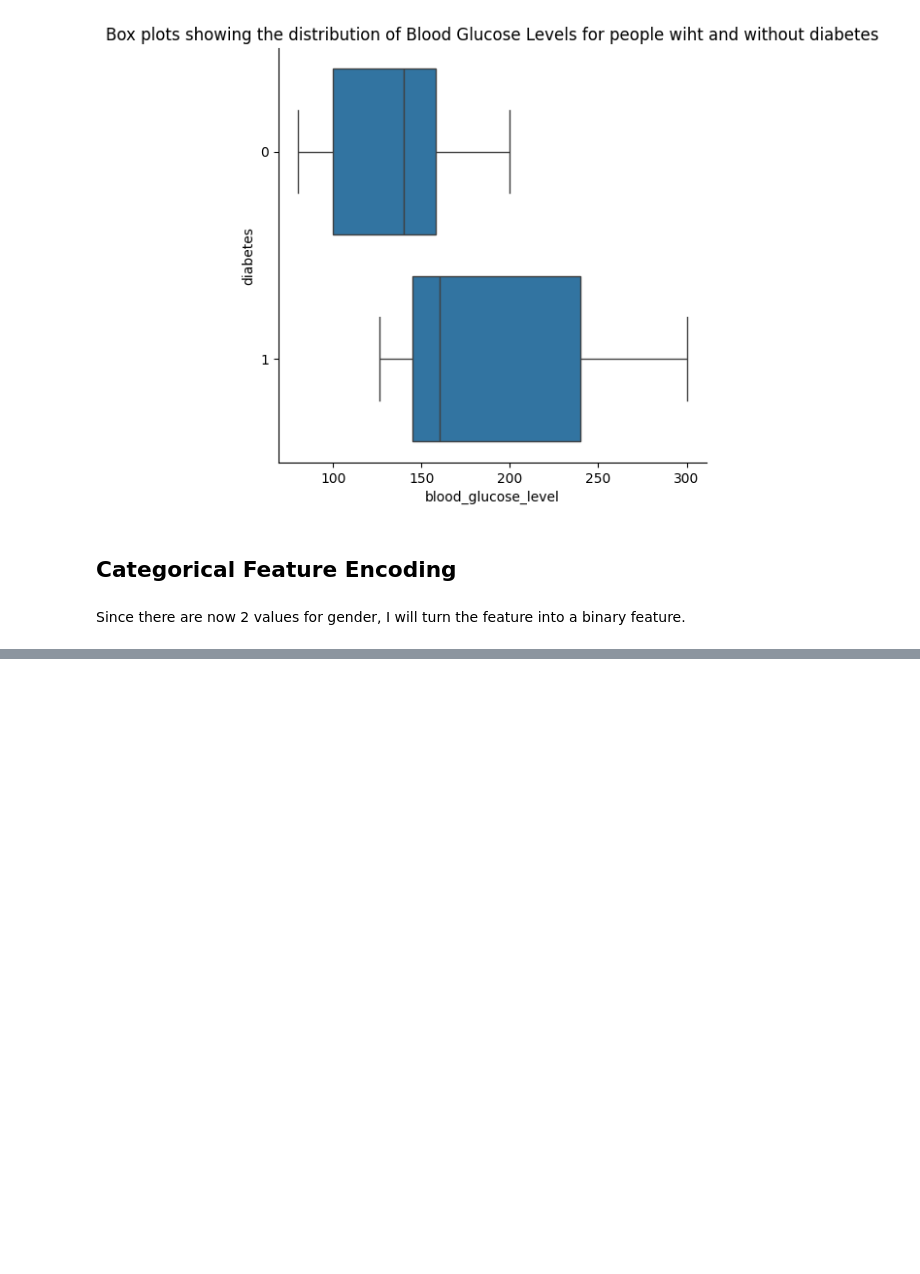
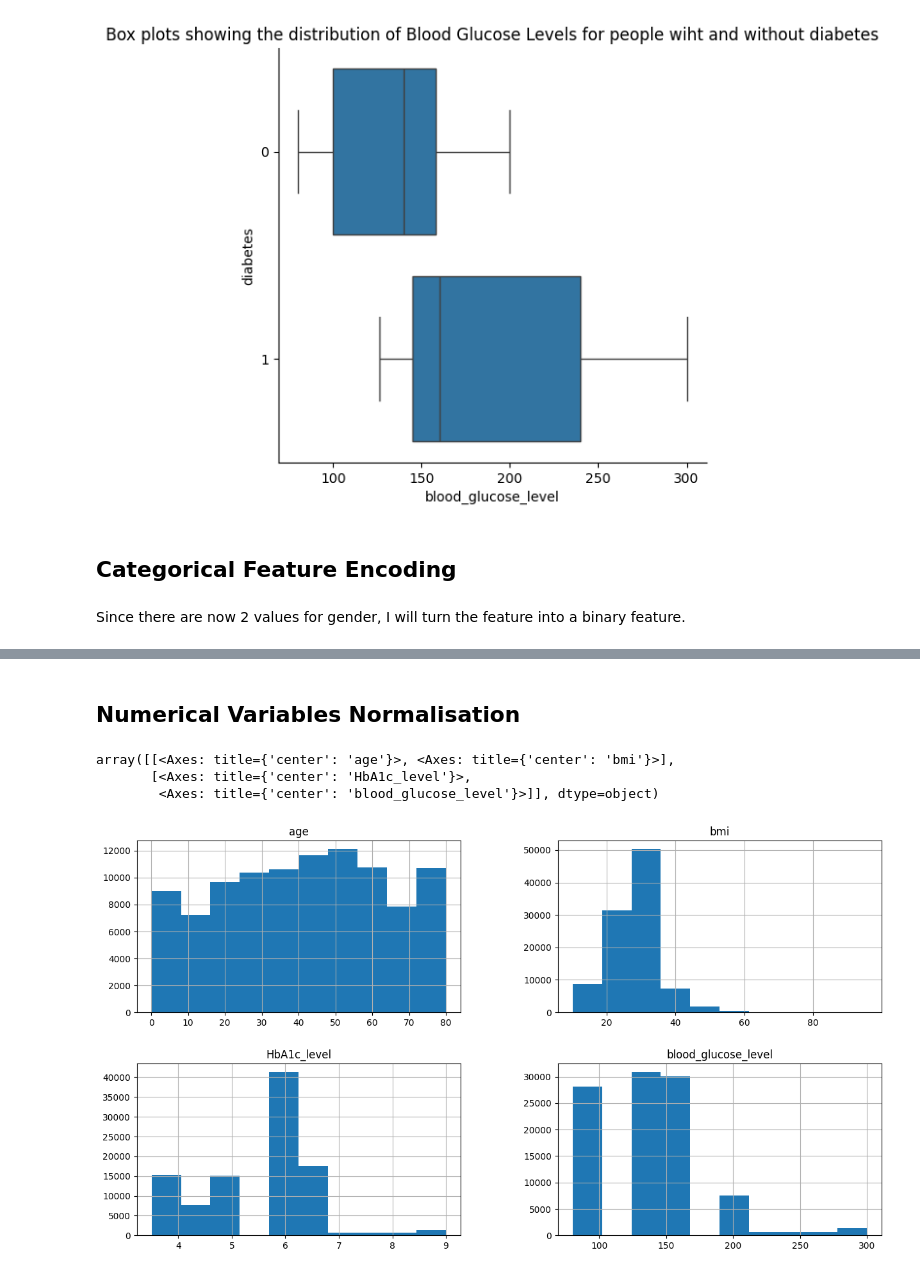
Before and after one commit to hannasophian/diabetes_prediction, a Jupyter notebook: project.ipynb, the cells around one changed output, grey strips where cells are left out. Cells and saved outputs as stored; diff of their text form; code cells hidden in the pictures; blank space fills up the shorter version.

Commit message:
add normalisation

```diff
--- a/project.ipynb
+++ b/project.ipynb
@@ -191,0 +188,9 @@ df.head()
+# %% [markdown]
+## Numerical Variables Normalisation
+# %%
+df[['age', 'bmi', 'HbA1c_level', 'blood_glucose_level']].hist(figsize=(15,8))
+# %% [output]
+array([[<Axes: title={'center': 'age'}>, <Axes: title={'center': 'bmi'}>],
+       [<Axes: title={'center': 'HbA1c_level'}>,
+        <Axes: title={'center': 'blood_glucose_level'}>]], dtype=object)
+[figure, added]
```
Also changed, not shown: parts of 9 cells of this notebook.
